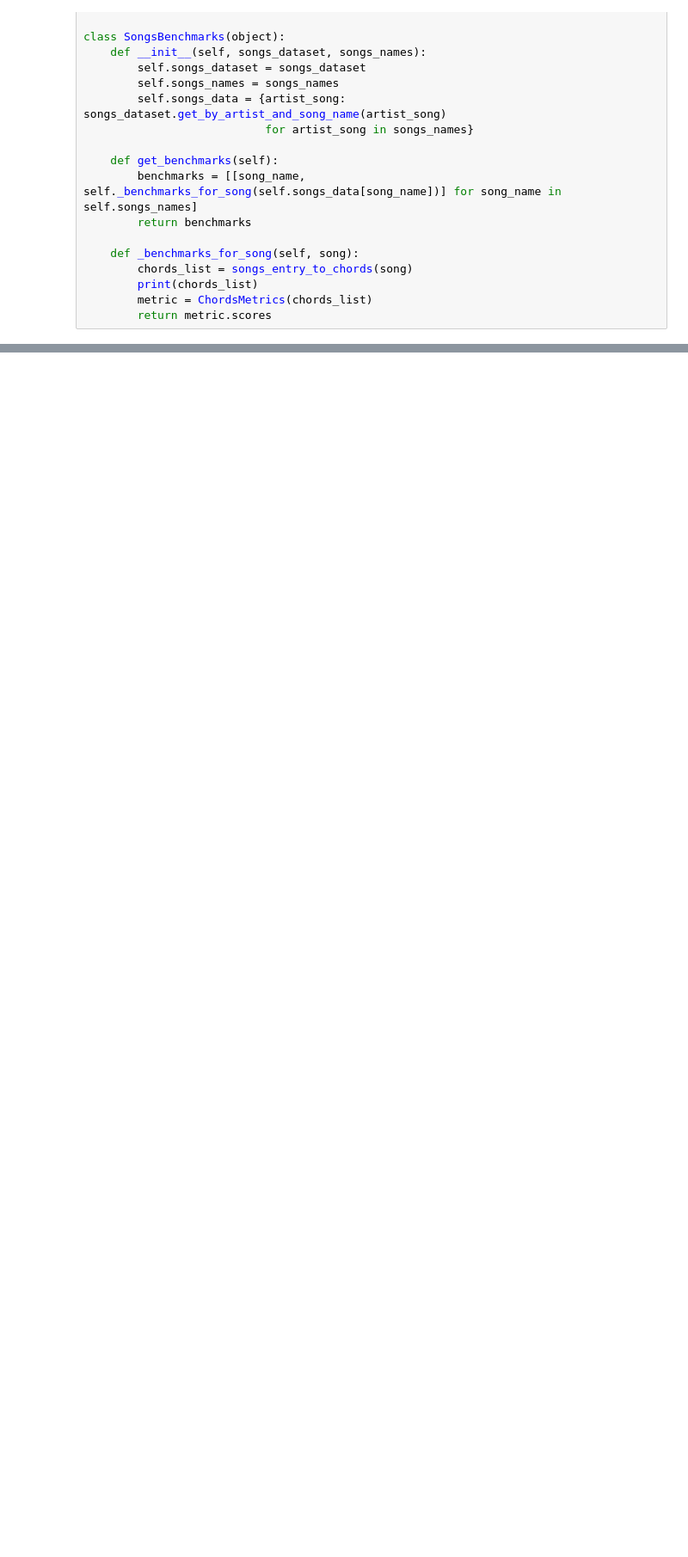
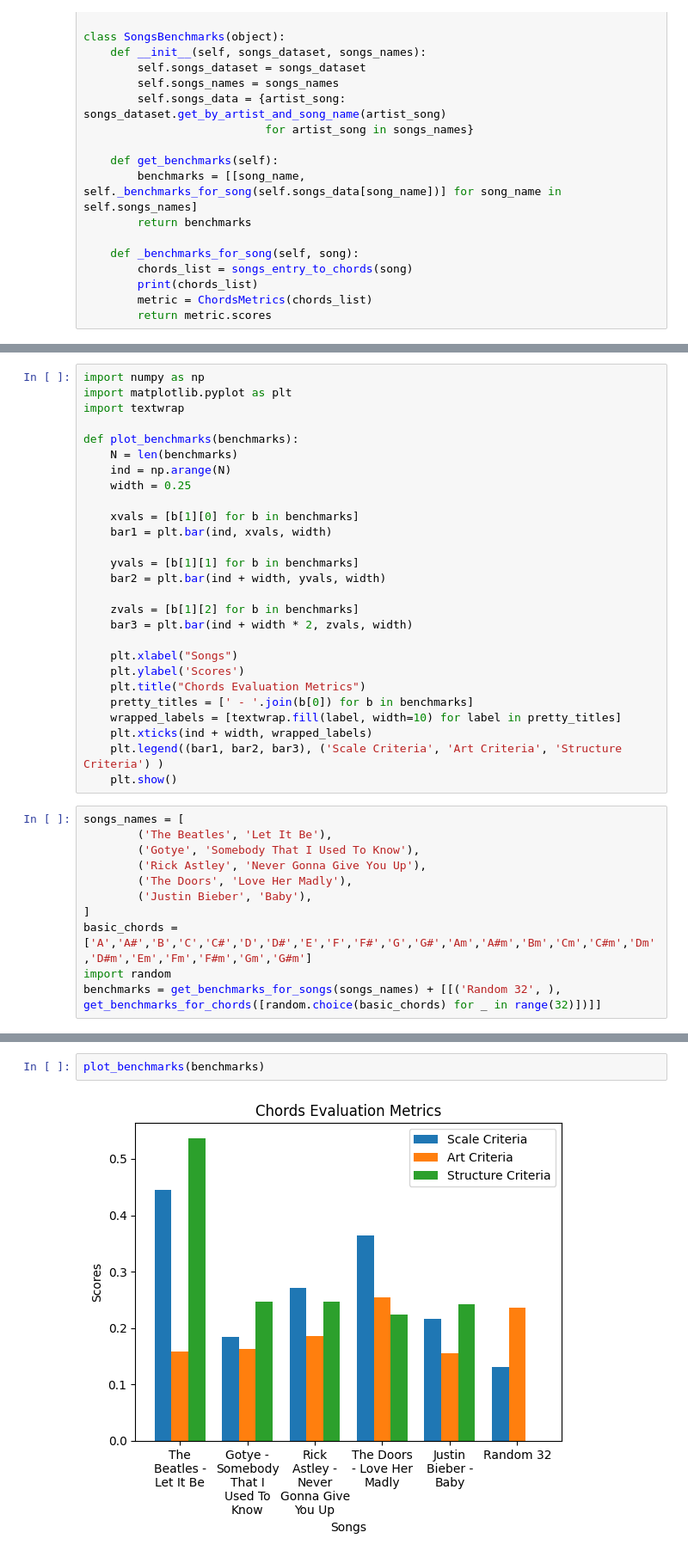
Before and after one commit to pazbenitzhak/LyricsToChordsGenerator, a Jupyter notebook: evaluation.ipynb, the cells around one changed output, grey strips where cells are left out. Shown at 86% size. Cells and saved outputs as stored; diff of their text form; blank space fills up the shorter version.

```diff
--- a/evaluation.ipynb
+++ b/evaluation.ipynb
@@ -117,0 +168,38 @@ best scale is F major with scores (0.21520095424346308, 0.17137132816379144, 0.2
+# %%
+import numpy as np
+import matplotlib.pyplot as plt
+import textwrap
+
+def plot_benchmarks(benchmarks):
+    N = len(benchmarks)
+    ind = np.arange(N)
+    width = 0.25
+
+    xvals = [b[1][0] for b in benchmarks]
+    bar1 = plt.bar(ind, xvals, width)
+
+    yvals = [b[1][1] for b in benchmarks]
+    bar2 = plt.bar(ind + width, yvals, width)
+
+    zvals = [b[1][2] for b in benchmarks]
+    bar3 = plt.bar(ind + width * 2, zvals, width)
+
+    plt.xlabel("Songs")
+    plt.ylabel('Scores')
+    plt.title("Chords Evaluation Metrics")
+    pretty_titles = [' - '.join(b[0]) for b in benchmarks]
+    wrapped_labels = [textwrap.fill(label, width=10) for label in pretty_titles]
+    plt.xticks(ind + width, wrapped_labels)
+    plt.legend((bar1, bar2, bar3), ('Scale Criteria', 'Art Criteria', 'Structure Criteria') )
+    plt.show()
+# %%
+songs_names = [
+        ('The Beatles', 'Let It Be'),
+        ('Gotye', 'Somebody That I Used To Know'),
+        ('Rick Astley', 'Never Gonna Give You Up'),
+        ('The Doors', 'Love Her Madly'),
+        ('Justin Bieber', 'Baby'),
+]
+basic_chords = ['A','A#','B','C','C#','D','D#','E','F','F#','G','G#','Am','A#m','Bm','Cm','C#m','Dm','D#m','Em','Fm','F#m','Gm','G#m']
+import random
+benchmarks = get_benchmarks_for_songs(songs_names) + [[('Random 32', ), get_benchmarks_for_chords([random.choice(basic_chords) for _ in range(32)])]]
@@ -117,0 +217,4 @@ best scale is F major with scores (0.21520095424346308, 0.17137132816379144, 0.2
+# %%
+plot_benchmarks(benchmarks)
+# %% [output]
+[figure, added]
```
Also changed, not shown: parts of 5 cells of this notebook.
